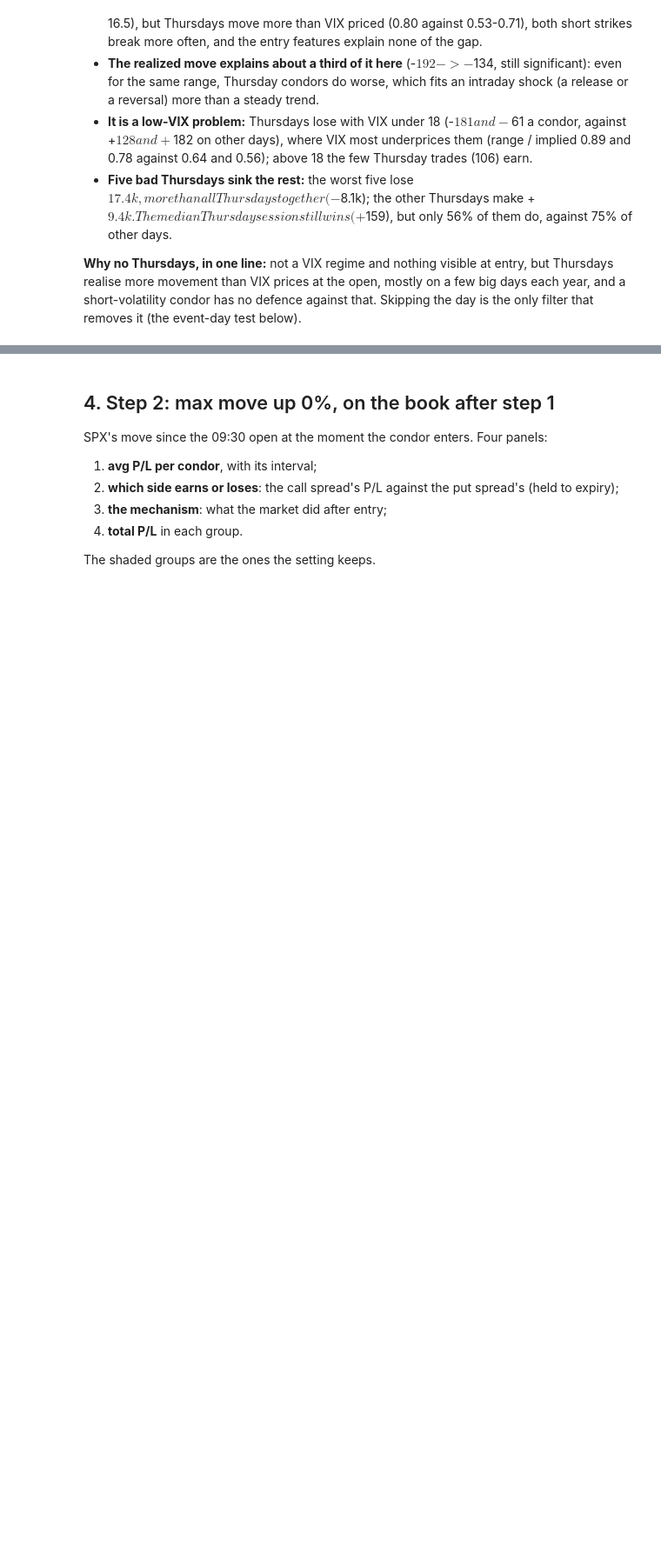
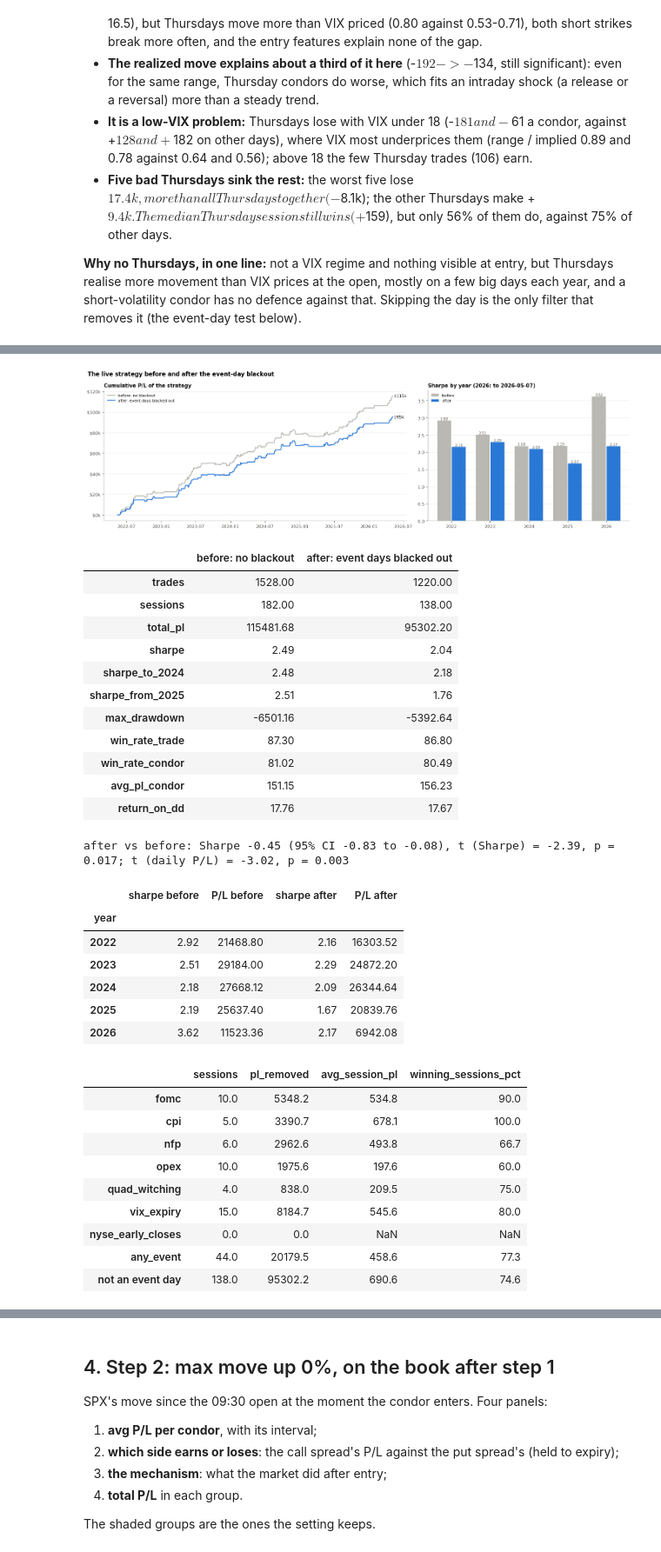
Before and after one commit to adam-masri24/ic-strat-notebooks, a Jupyter notebook: strategies/ic_strat/notebooks/ic_analysis.ipynb, the cells around one changed output, grey strips where cells are left out. Shown at 87% size. Drawn from its saved outputs; the diff is of its cells as text; code cells hidden in the pictures; blank space fills up the shorter version.

```diff
--- a/strategies/ic_strat/notebooks/ic_analysis.ipynb
+++ b/strategies/ic_strat/notebooks/ic_analysis.ipynb
@@ -534,0 +538,42 @@ after FOMC, and even without those days Thursdays barely make money.
+# %%
+ba = casc.blackout_ba
+evm.fig_before_after(ba); plt.show()
+st = ba["stats"]
+att = dict(st.attrs); st.attrs = {}
+display(st.astype(float).round(2).T)
+print(f"after vs before: Sharpe {st['sharpe'].iloc[1] - st['sharpe'].iloc[0]:+.2f} (95% CI {att['ci_low']:+.2f} to {att['ci_high']:+.2f}), "
+      f"t (Sharpe) = {att['t_sharpe']:.2f}, p = {att['p_sharpe']:.3f}; t (daily P/L) = {att['t_daily_pl']:.2f}, p = {att['p_daily_pl']:.3f}")
+display(ba["by_year"].round(2))
+display(ba["removed"].round(1))
+# %% [output]
+[figure, added]
+|  | before: no blackout | after: event days blacked out |
+| trades | 1528.00 | 1220.00 |
+| sessions | 182.00 | 138.00 |
+| total_pl | 115481.68 | 95302.20 |
+| sharpe | 2.49 | 2.04 |
+| sharpe_to_2024 | 2.48 | 2.18 |
+| sharpe_from_2025 | 2.51 | 1.76 |
+| max_drawdown | -6501.16 | -5392.64 |
+| win_rate_trade | 87.30 | 86.80 |
+| win_rate_condor | 81.02 | 80.49 |
+| avg_pl_condor | 151.15 | 156.23 |
+| return_on_dd | 17.76 | 17.67 |
+after vs before: Sharpe -0.45 (95% CI -0.83 to -0.08), t (Sharpe) = -2.39, p = 0.017; t (daily P/L) = -3.02, p = 0.003
+|  | sharpe before | P/L before | sharpe after | P/L after |
+| year |  |  |  |  |
+| 2022 | 2.92 | 21468.80 | 2.16 | 16303.52 |
+| 2023 | 2.51 | 29184.00 | 2.29 | 24872.20 |
+| 2024 | 2.18 | 27668.12 | 2.09 | 26344.64 |
+| 2025 | 2.19 | 25637.40 | 1.67 | 20839.76 |
+| 2026 | 3.62 | 11523.36 | 2.17 | 6942.08 |
+|  | sessions | pl_removed | avg_session_pl | winning_sessions_pct |
+| fomc | 10.0 | 5348.2 | 534.8 | 90.0 |
+| cpi | 5.0 | 3390.7 | 678.1 | 100.0 |
+| nfp | 6.0 | 2962.6 | 493.8 | 66.7 |
+| opex | 10.0 | 1975.6 | 197.6 | 60.0 |
+| quad_witching | 4.0 | 838.0 | 209.5 | 75.0 |
+| vix_expiry | 15.0 | 8184.7 | 545.6 | 80.0 |
+| nyse_early_closes | 0.0 | 0.0 | NaN | NaN |
+| any_event | 44.0 | 20179.5 | 458.6 | 77.3 |
+| not an event day | 138.0 | 95302.2 | 690.6 | 74.6 |
```
Also changed, not shown: parts of 19 cells of this notebook, 57 other files.
